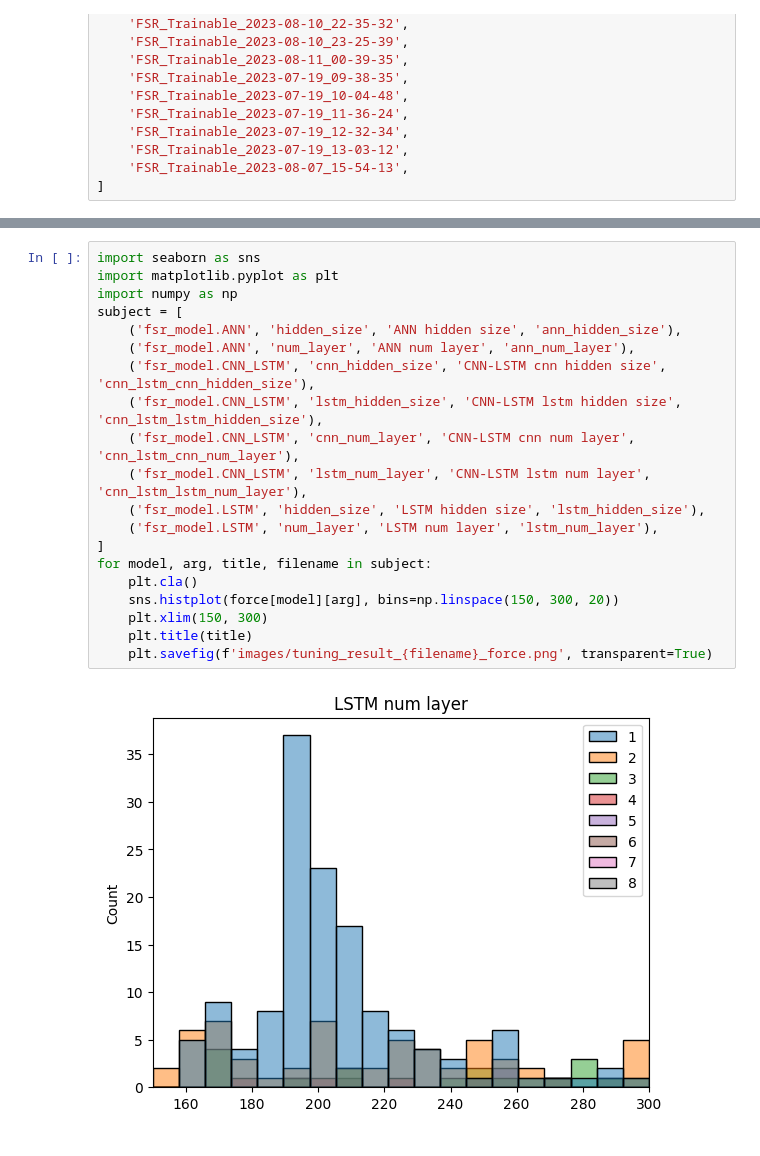
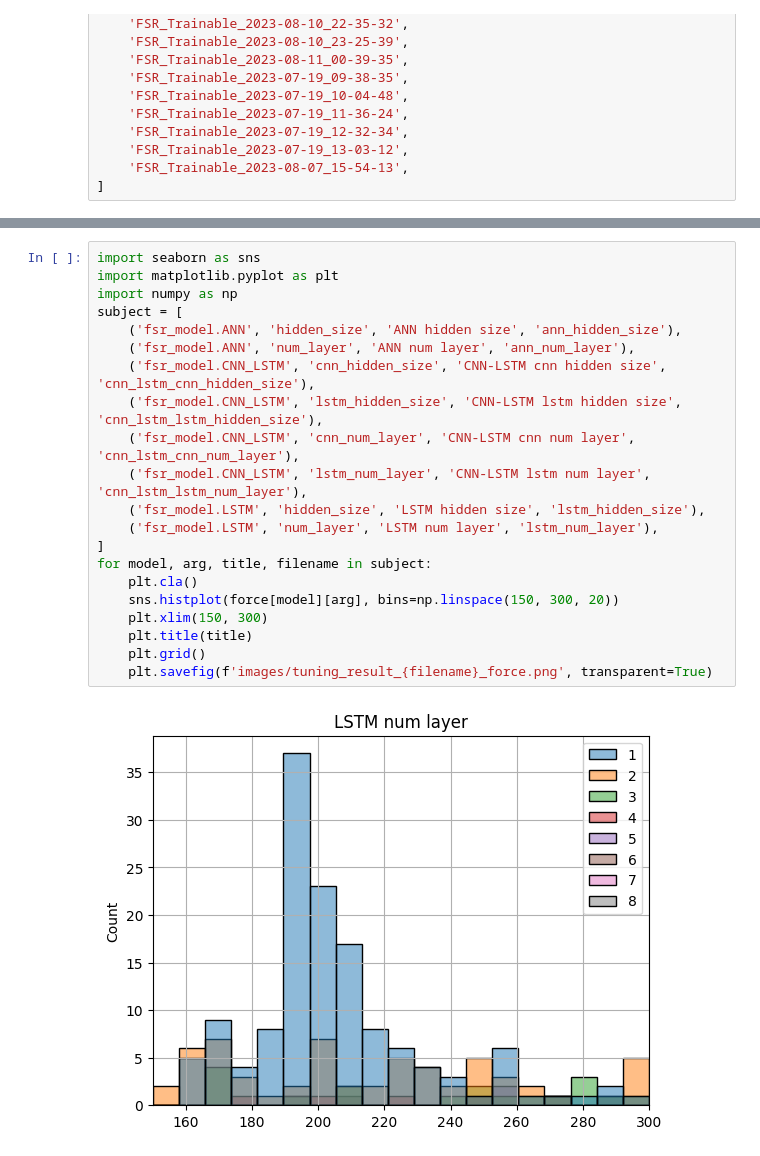
Before and after one commit to seokjin1013/FSR-prediction, a Jupyter notebook: hyperparameter_tuning_result.ipynb, the cells around one changed output, grey strips where cells are left out. Drawn from its saved outputs; the diff is of its cells as text.

```diff
--- a/hyperparameter_tuning_result.ipynb
+++ b/hyperparameter_tuning_result.ipynb
@@ -311,25 +314,26 @@ force['fsr_model.ANN']['hidden_size'][16]
 # %%
 import seaborn as sns
 import matplotlib.pyplot as plt
 import numpy as np
 subject = [
     ('fsr_model.ANN', 'hidden_size', 'ANN hidden size', 'ann_hidden_size'),
     ('fsr_model.ANN', 'num_layer', 'ANN num layer', 'ann_num_layer'),
     ('fsr_model.CNN_LSTM', 'cnn_hidden_size', 'CNN-LSTM cnn hidden size', 'cnn_lstm_cnn_hidden_size'),
     ('fsr_model.CNN_LSTM', 'lstm_hidden_size', 'CNN-LSTM lstm hidden size', 'cnn_lstm_lstm_hidden_size'),
     ('fsr_model.CNN_LSTM', 'cnn_num_layer', 'CNN-LSTM cnn num layer', 'cnn_lstm_cnn_num_layer'),
     ('fsr_model.CNN_LSTM', 'lstm_num_layer', 'CNN-LSTM lstm num layer', 'cnn_lstm_lstm_num_layer'),
     ('fsr_model.LSTM', 'hidden_size', 'LSTM hidden size', 'lstm_hidden_size'),
     ('fsr_model.LSTM', 'num_layer', 'LSTM num layer', 'lstm_num_layer'),
 ]
 for model, arg, title, filename in subject:
     plt.cla()
     sns.histplot(force[model][arg], bins=np.linspace(150, 300, 20))
     plt.xlim(150, 300)
     plt.title(title)
+    plt.grid()
     plt.savefig(f'images/tuning_result_{filename}_force.png', transparent=True)
 # %% [output]
-[figure, old version]
+[figure, new version]
 # %%
 import seaborn as sns
 import matplotlib.pyplot as plt
```
Also changed, not shown: parts of 4 cells of this notebook, 24 other files.
